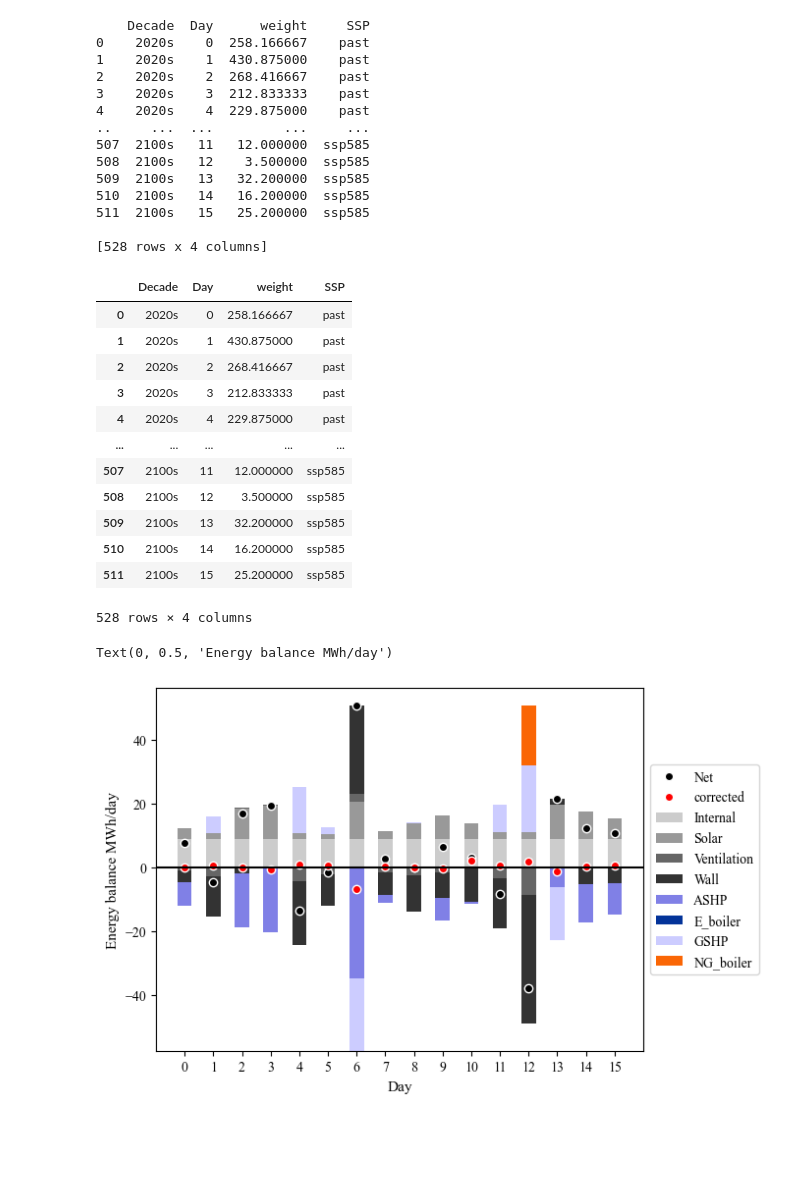
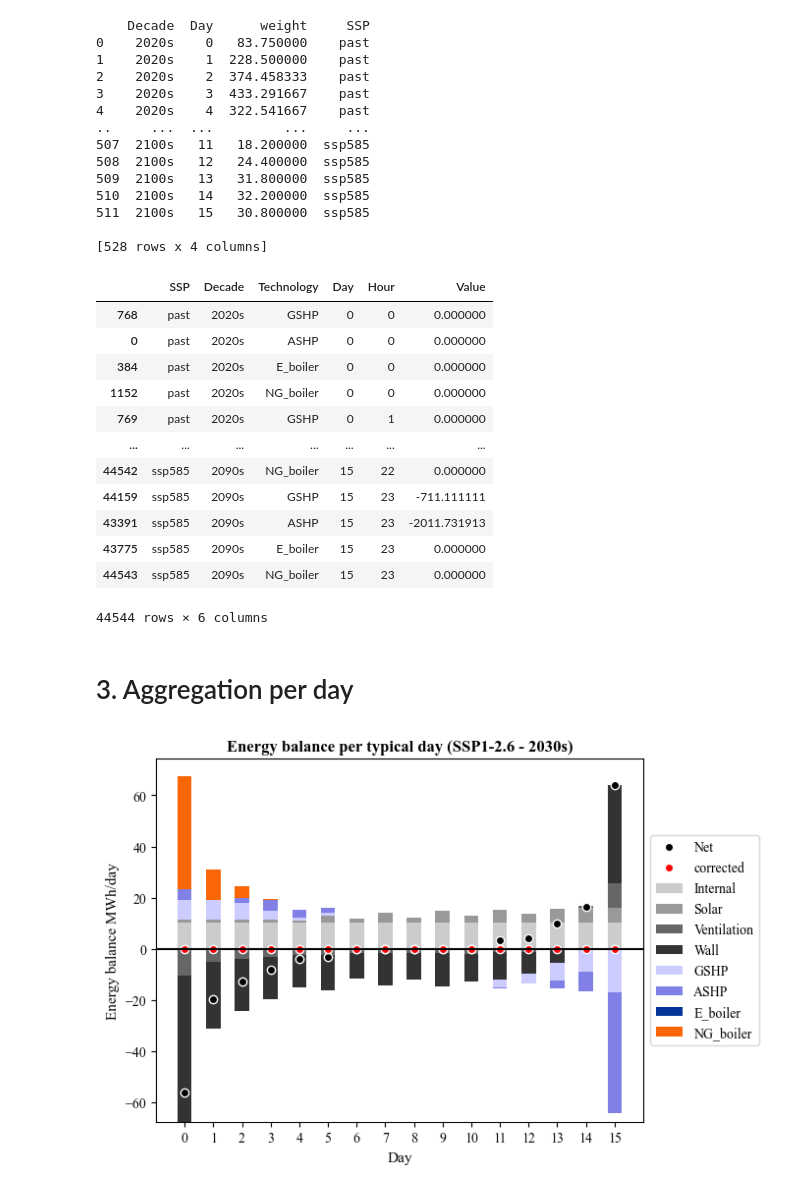
Before and after one commit to J0Hach3z/CoolingClimate, a Jupyter notebook: src/python/postprocess/process_production.ipynb, the cells around one changed output. Cells and saved outputs as stored; diff of their text form; code cells hidden in the pictures; blank space fills up the shorter version.

```diff
--- a/src/python/postprocess/process_production.ipynb
+++ b/src/python/postprocess/process_production.ipynb
@@ -23,6 +26,17 @@ plt.rcParams.update({
+# %%
+
+# td_production_old = td_production.copy()
+td_production = pd.read_csv("output/operations/production_details.csv")
+td_production = td_production[["SSP","Decade","Technology","Day","Hour","Balance"]].groupby(["SSP","Decade","Technology","Day","Hour"]).sum().reset_index().rename(columns = {'Balance':'Value'})
 # %%
 # Load data
-td_production = pd.read_csv("output/operations/production_details.csv")
+
+tech_order = ['GSHP', 'ASHP', 'E_boiler', 'NG_boiler']  # Your desired order
+tech_cat = pd.CategoricalDtype(tech_order, ordered=True)
+td_production['Technology'] = td_production['Technology'].astype(tech_cat)
+
+td_production = td_production.sort_values(['SSP', 'Decade', 'Day', 'Hour', 'Technology'])
+
 td_losses = pd.read_csv("output/operations/TD_losses.csv")
 td_weight = pd.read_csv("data/inputs/preprocessed_weights.csv")[['gcm','ssp','decade','td','weight']].rename(columns={'ssp':'SSP','decade':'Decade','td':'Day'})
 td_weight = td_weight[['SSP','Decade','Day','weight']].groupby(['SSP','Decade','Day']).mean().reset_index()
@@ -34,74 +48,74 @@ future_weight = td_weight[~mask][['SSP','Decade','Day','weight']].groupby(['SSP'
 
 td_weight = pd.concat([past_weight,future_weight])
 print(pd.concat([past_weight,future_weight]))
-td_weight
+td_production
 # %% [output]
     Decade  Day      weight     SSP
-0    2020s    0  258.166667    past
-1    2020s    1  430.875000    past
-2    2020s    2  268.416667    past
-3    2020s    3  212.833333    past
-4    2020s    4  229.875000    past
+0    2020s    0   83.750000    past
+1    2020s    1  228.500000    past
+2    2020s    2  374.458333    past
+3    2020s    3  433.291667    past
+4    2020s    4  322.541667    past
 ..     ...  ...         ...     ...
-507  2100s   11   12.000000  ssp585
-508  2100s   12    3.500000  ssp585
-509  2100s   13   32.200000  ssp585
-510  2100s   14   16.200000  ssp585
-511  2100s   15   25.200000  ssp585
+507  2100s   11   18.200000  ssp585
+508  2100s   12   24.400000  ssp585
+509  2100s   13   31.800000  ssp585
+510  2100s   14   32.200000  ssp585
+511  2100s   15   30.800000  ssp585
 
 [528 rows x 4 columns]
-|  | Decade | Day | weight | SSP |
-| 0 | 2020s | 0 | 258.166667 | past |
-| 1 | 2020s | 1 | 430.875000 | past |
-| 2 | 2020s | 2 | 268.416667 | past |
-| 3 | 2020s | 3 | 212.833333 | past |
-| 4 | 2020s | 4 | 229.875000 | past |
-| ... | ... | ... | ... | ... |
-| 507 | 2100s | 11 | 12.000000 | ssp585 |
-| 508 | 2100s | 12 | 3.500000 | ssp585 |
-| 509 | 2100s | 13 | 32.200000 | ssp585 |
-| 510 | 2100s | 14 | 16.200000 | ssp585 |
-| 511 | 2100s | 15 | 25.200000 | ssp585 |
+|  | SSP | Decade | Technology | Day | Hour | Value |
+| 768 | past | 2020s | GSHP | 0 | 0 | 0.000000 |
+| 0 | past | 2020s | ASHP | 0 | 0 | 0.000000 |
+| 384 | past | 2020s | E_boiler | 0 | 0 | 0.000000 |
+| 1152 | past | 2020s | NG_boiler | 0 | 0 | 0.000000 |
+| 769 | past | 2020s | GSHP | 0 | 1 | 0.000000 |
+| ... | ... | ... | ... | ... | ... | ... |
+| 44542 | ssp585 | 2090s | NG_boiler | 15 | 22 | 0.000000 |
+| 44159 | ssp585 | 2090s | GSHP | 15 | 23 | -711.111111 |
+| 43391 | ssp585 | 2090s | ASHP | 15 | 23 | -2011.731913 |
+| 43775 | ssp585 | 2090s | E_boiler | 15 | 23 | 0.000000 |
+| 44543 | ssp585 | 2090s | NG_boiler | 15 | 23 | 0.000000 |
-528 rows × 4 columns
+44544 rows × 6 columns
 # %%
 SSP = 'ssp126'
-Decade = '2050s'
+ssp_formatted = f"SSP{SSP[3]}-{SSP[4]}.{SSP[5]}"
+Decade = '2030s'
+# %% [markdown]
+# 3. Aggregation per day
 # %%
 # color losses
 loss_types = td_losses['Loss_type'].unique()
 n_types = len(loss_types)
 grey_shades = np.linspace(0.2, 0.8, n_types)  # Range from dark to light grey
 loss_type_colors = {loss_type: str(shade) for loss_type, shade in zip(loss_types, grey_shades)}
 
 # color production
-prod_type = ['GSHP','NG_boiler','ASHP','E_boiler']
-tech_colors = {'NG_boiler':(0.98, 0.4, 0.02),
-               'GSHP':    (0.8,0.8,1.0),
-               'ASHP':    (0.5,0.5,0.9),
-               'E_boiler':(0.01,0.2,0.6)}
+prod_type = ['GSHP','ASHP','E_boiler','NG_boiler']
 
 combined_colors = {**loss_type_colors, **tech_colors}
 
 mask = (td_losses['SSP'] == SSP) * (td_losses['Decade'] == Decade)
 pivot_data_loss = td_losses[mask].pivot_table(index='Day', columns='Loss_type', values='Value', aggfunc='sum')
 
 mask2 = (td_production['SSP'] == SSP) * (td_production['Decade'] == Decade)
 pivot_data_prod = td_production[mask2].pivot_table(index='Day', columns='Technology', values='Value', aggfunc='sum')
 
 res = pd.merge(pivot_data_loss,pivot_data_prod, left_index = True, right_index = True) / 1000
 
 res.plot(kind='bar', stacked=True, color=[combined_colors[col] for col in res.columns])
 (pivot_data_loss / 1000).sum(axis=1).plot(marker='o', linestyle='', color='k', markeredgecolor = 'white', label = 'Net')
 res.sum(axis=1).plot(marker='o', linestyle='', color='red', markeredgecolor = 'white', label = 'corrected')
 
 plt.hlines(xmin=td_losses['Day'].min()-1, xmax=td_losses['Day'].max()+1, y=0, color='k')
 plt.xlim(td_losses['Day'].min()-1, td_losses['Day'].max()+1)
 
+plt.title(f"Energy balance per typical day ({ssp_formatted} - {Decade})")
 plt.legend(loc='center left', bbox_to_anchor=(1, 0.5))
 plt.ylabel('Energy balance MWh/day')
+plt.savefig('output/operations/TD_balance.png',dpi = 600)
 # %% [output]
-Text(0, 0.5, 'Energy balance MWh/day')
-[figure, old version]
+[figure, new version]
 # %%
 df = pd.concat([td_losses.rename(columns={'Loss_type':'Origin'}),td_production.rename(columns={'Technology':'Origin'})], axis = 0)
 processed_weight = td_weight
```
Also changed, not shown: parts of 7 cells of this notebook, 49 other files.
